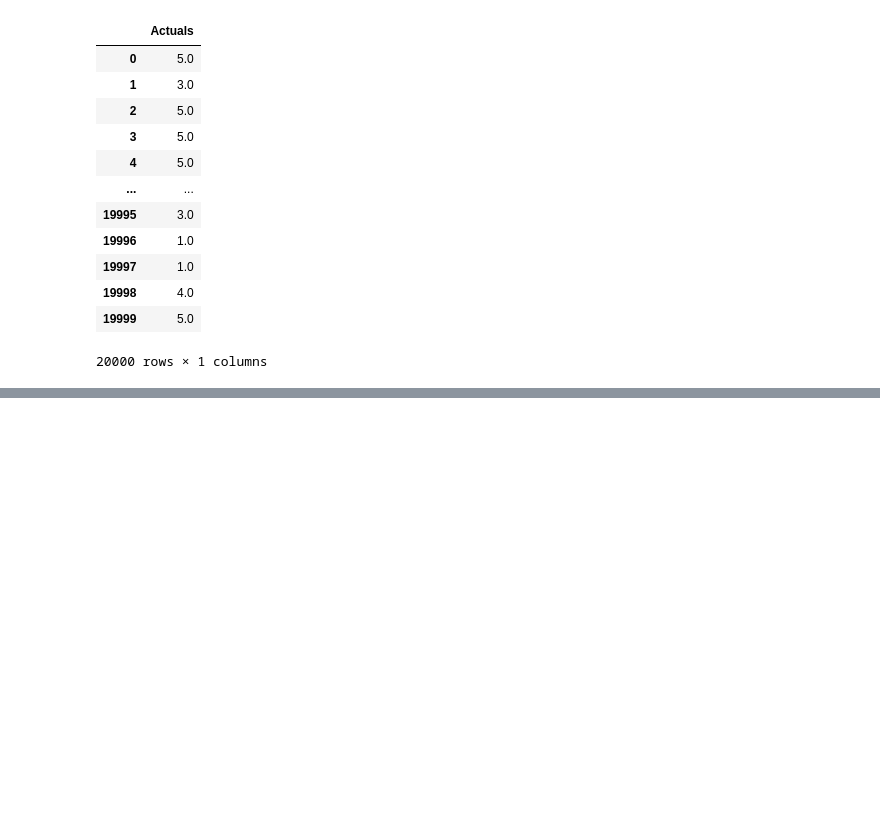
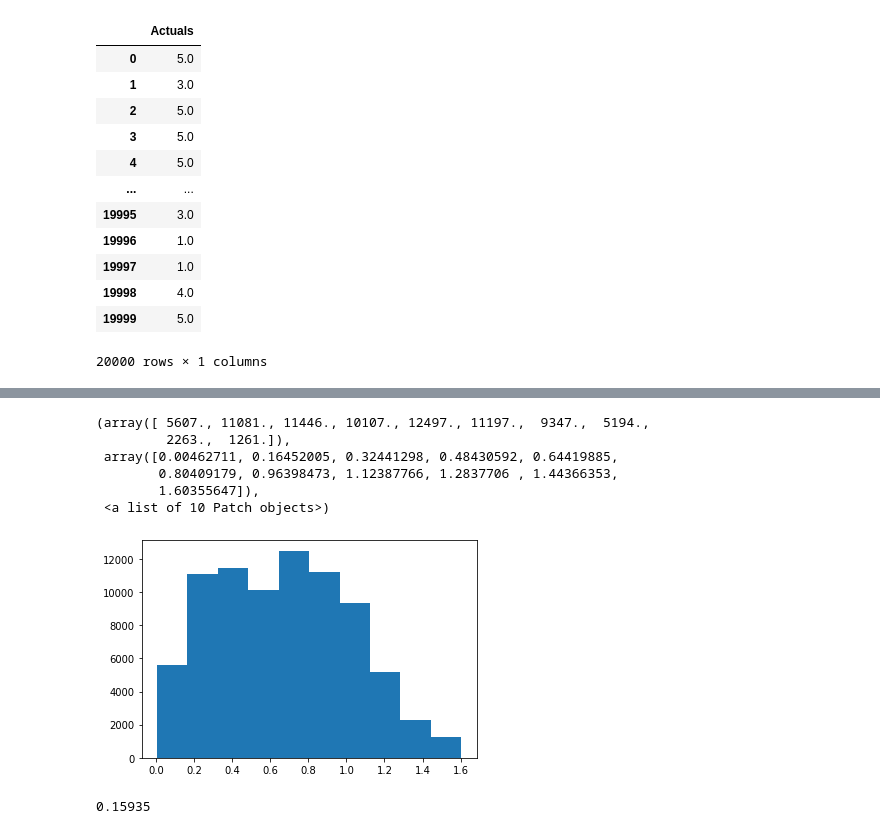
Before and after one commit to CodyBurker/W266_Group_Project, a Jupyter notebook: Cody_Ensembles.ipynb, the cells around one changed output, grey strips where cells are left out. Saved outputs shown, nothing was run; the diff lists cells and outputs as text; code cells hidden in the pictures; blank space fills up the shorter version.

```diff
--- a/Cody_Ensembles.ipynb
+++ b/Cody_Ensembles.ipynb
@@ -418,0 +252,30 @@ Accuracy: LinearSVM     71.2000%
+# %%
+# Get entropy
+bert_test = np.array(test_combined_dataframe.iloc[:,0:5])
+bert_train = np.array(train_combined_dataframe.iloc[:,0:5])
+cnn_test = np.array(test_combined_dataframe.iloc[:,5:10])
+cnn_train = np.array(train_combined_dataframe.iloc[:,5:10])
+bert_entropy_test = get_entropy(bert_test)
+bert_entropy_train = get_entropy(bert_train)
+cnn_entropy_test = get_entropy(cnn_test)
+cnn_entropy_train = get_entropy(cnn_train)
+# Get prediction
+bert_test_pred = np.argmax(bert_test, axis=1)
+bert_train_pred = np.argmax(bert_train, axis=1)
+cnn_test_pred = np.argmax(cnn_test, axis=1)
+cnn_train_pred = np.argmax(cnn_train, axis=1)
+# Build DFs
+entropy_train = pd.DataFrame({
+    "bert_entropy":bert_entropy_train,
+    "bert_pred":bert_train_pred,
+    "cnn_entropy":cnn_entropy_train,
+    "cnn_pred":cnn_train_pred,
+    "t5_pred":train_combined_dataframe['T5_Preds']
+})
+entropy_test = pd.DataFrame({
+    "bert_entropy":bert_entropy_test,
+    "bert_pred":bert_test_pred,
+    "cnn_entropy":cnn_entropy_test,
+    "cnn_pred":cnn_test_pred,
+    "t5_pred":test_combined_dataframe['T5_Preds']
+})
@@ -418,0 +422,15 @@ Accuracy: LinearSVM     71.2000%
+# %%
+plt.hist(entropy_train['cnn_entropy'])
+# %% [output]
+(array([ 5607., 11081., 11446., 10107., 12497., 11197.,  9347.,  5194.,
+         2263.,  1261.]),
+ array([0.00462711, 0.16452005, 0.32441298, 0.48430592, 0.64419885,
+        0.80409179, 0.96398473, 1.12387766, 1.2837706 , 1.44366353,
+        1.60355647]),
+ <a list of 10 Patch objects>)
+[figure, added]
+# %%
+# Test ignoring T5
+accuracy_score(entropy_test['entropy_pred'], test_actuals['Actuals'])
+# %% [output]
+0.15935
```
Also changed, not shown: parts of 34 cells of this notebook.
